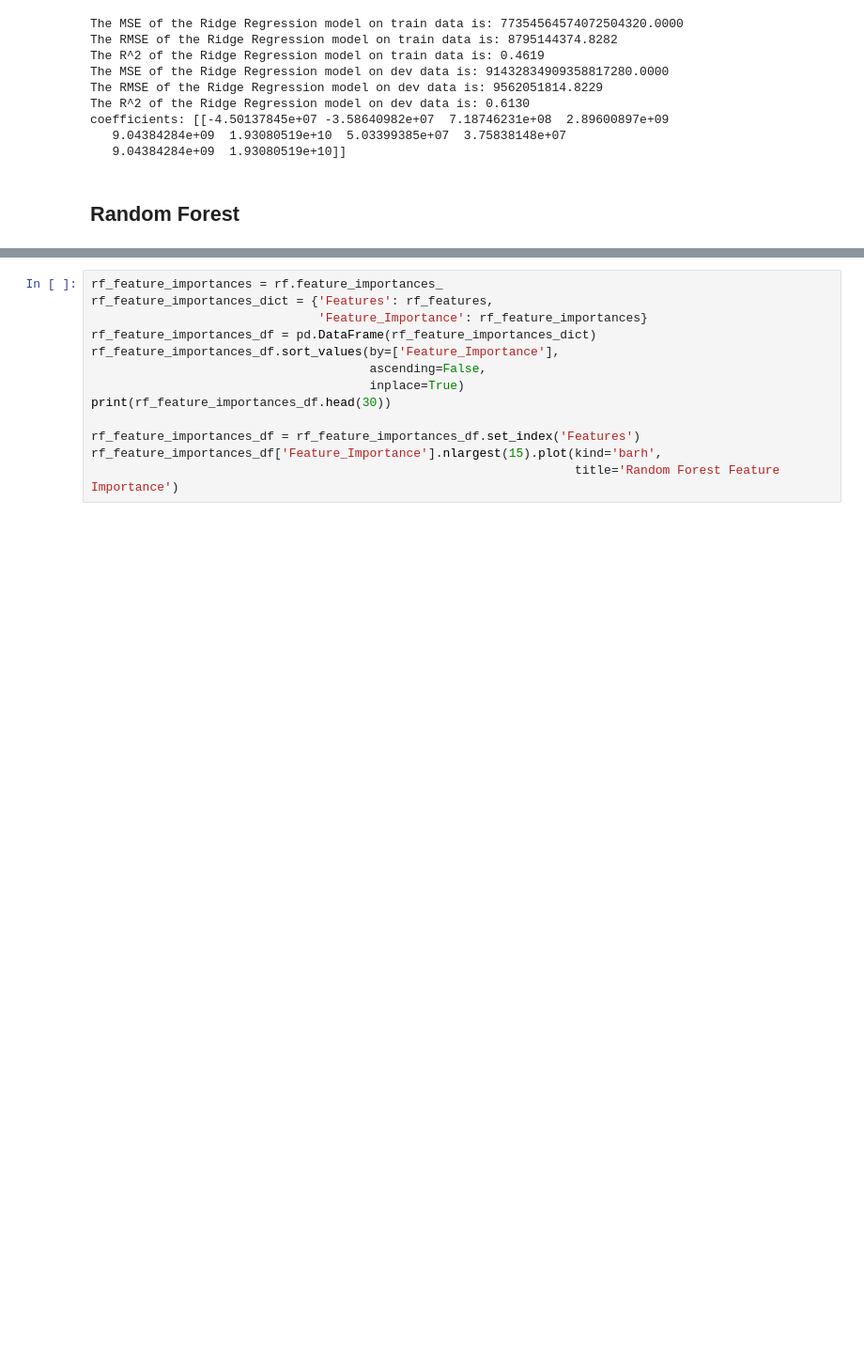
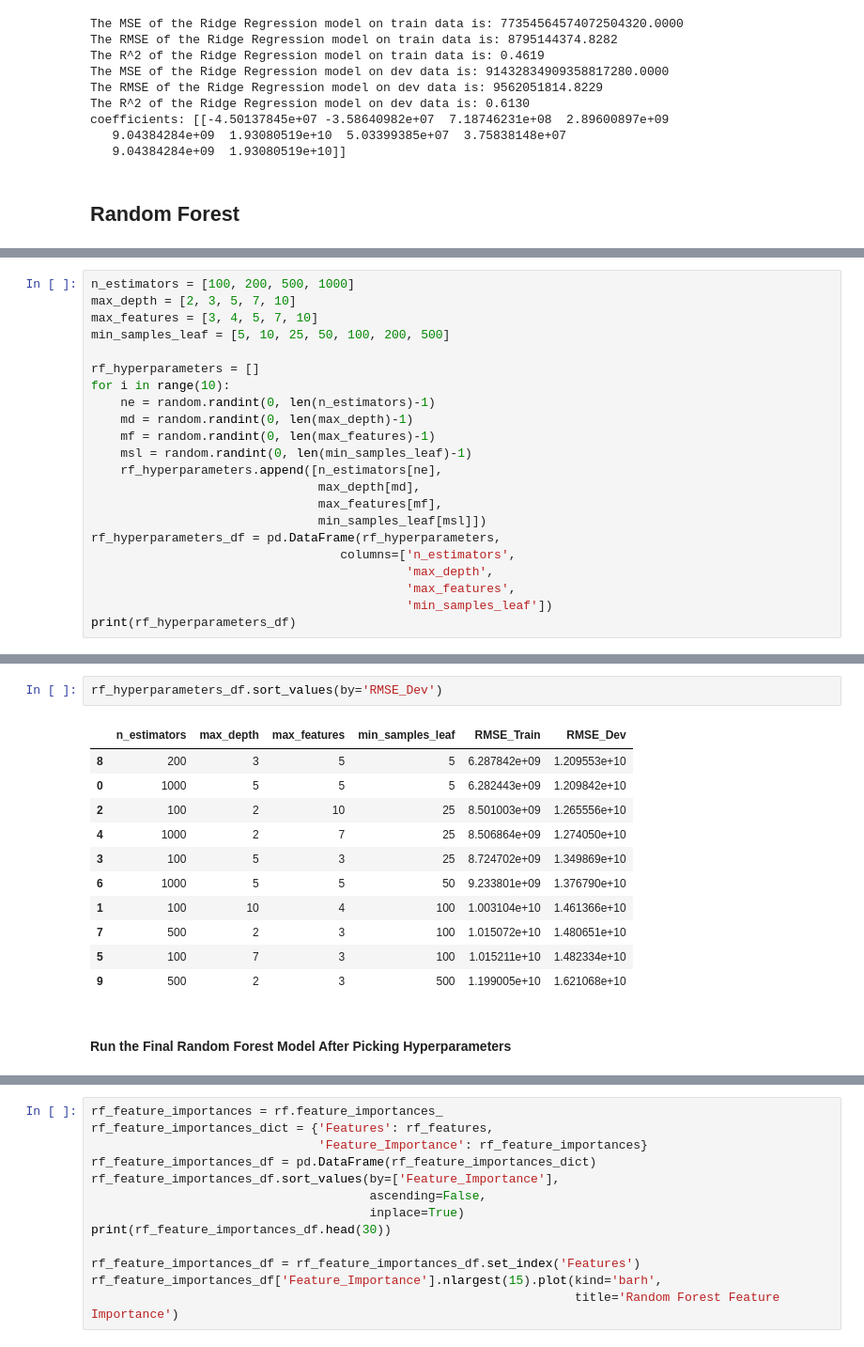
Before and after one commit to tracy-stephens/ethereum, a Jupyter notebook: Models_Rob_2.ipynb, the cells around one changed output, grey strips where cells are left out. Shown at 94% size. Cells and saved outputs as stored; diff of their text form; blank space fills up the shorter version.

```diff
--- a/Models_Rob_2.ipynb
+++ b/Models_Rob_2.ipynb
@@ -396,0 +405,22 @@ coefficients: [[-4.50137845e+07 -3.58640982e+07  7.18746231e+08  2.89600897e+09
+# %%
+n_estimators = [100, 200, 500, 1000]
+max_depth = [2, 3, 5, 7, 10]
+max_features = [3, 4, 5, 7, 10]
+min_samples_leaf = [5, 10, 25, 50, 100, 200, 500]
+
+rf_hyperparameters = []
+for i in range(10):
+    ne = random.randint(0, len(n_estimators)-1)
+    md = random.randint(0, len(max_depth)-1)
+    mf = random.randint(0, len(max_features)-1)
+    msl = random.randint(0, len(min_samples_leaf)-1)
+    rf_hyperparameters.append([n_estimators[ne],
+                               max_depth[md],
+                               max_features[mf],
+                               min_samples_leaf[msl]])
+rf_hyperparameters_df = pd.DataFrame(rf_hyperparameters,
+                                  columns=['n_estimators',
+                                           'max_depth',
+                                           'max_features',
+                                           'min_samples_leaf'])
+print(rf_hyperparameters_df)
@@ -397 +492,17 @@ coefficients: [[-4.50137845e+07 -3.58640982e+07  7.18746231e+08  2.89600897e+09
+# %%
+rf_hyperparameters_df.sort_values(by='RMSE_Dev')
+# %% [output]
+|  | n_estimators | max_depth | max_features | min_samples_leaf | RMSE_Train | RMSE_Dev |
+| 8 | 200 | 3 | 5 | 5 | 6.287842e+09 | 1.209553e+10 |
+| 0 | 1000 | 5 | 5 | 5 | 6.282443e+09 | 1.209842e+10 |
+| 2 | 100 | 2 | 10 | 25 | 8.501003e+09 | 1.265556e+10 |
+| 4 | 1000 | 2 | 7 | 25 | 8.506864e+09 | 1.274050e+10 |
+| 3 | 100 | 5 | 3 | 25 | 8.724702e+09 | 1.349869e+10 |
+| 6 | 1000 | 5 | 5 | 50 | 9.233801e+09 | 1.376790e+10 |
+| 1 | 100 | 10 | 4 | 100 | 1.003104e+10 | 1.461366e+10 |
+| 7 | 500 | 2 | 3 | 100 | 1.015072e+10 | 1.480651e+10 |
+| 5 | 100 | 7 | 3 | 100 | 1.015211e+10 | 1.482334e+10 |
+| 9 | 500 | 2 | 3 | 500 | 1.199005e+10 | 1.621068e+10 |
+# %% [markdown]
+#### Run the Final Random Forest Model After Picking Hyperparameters
 # %%
```
Also changed, not shown: parts of 19 cells of this notebook.
